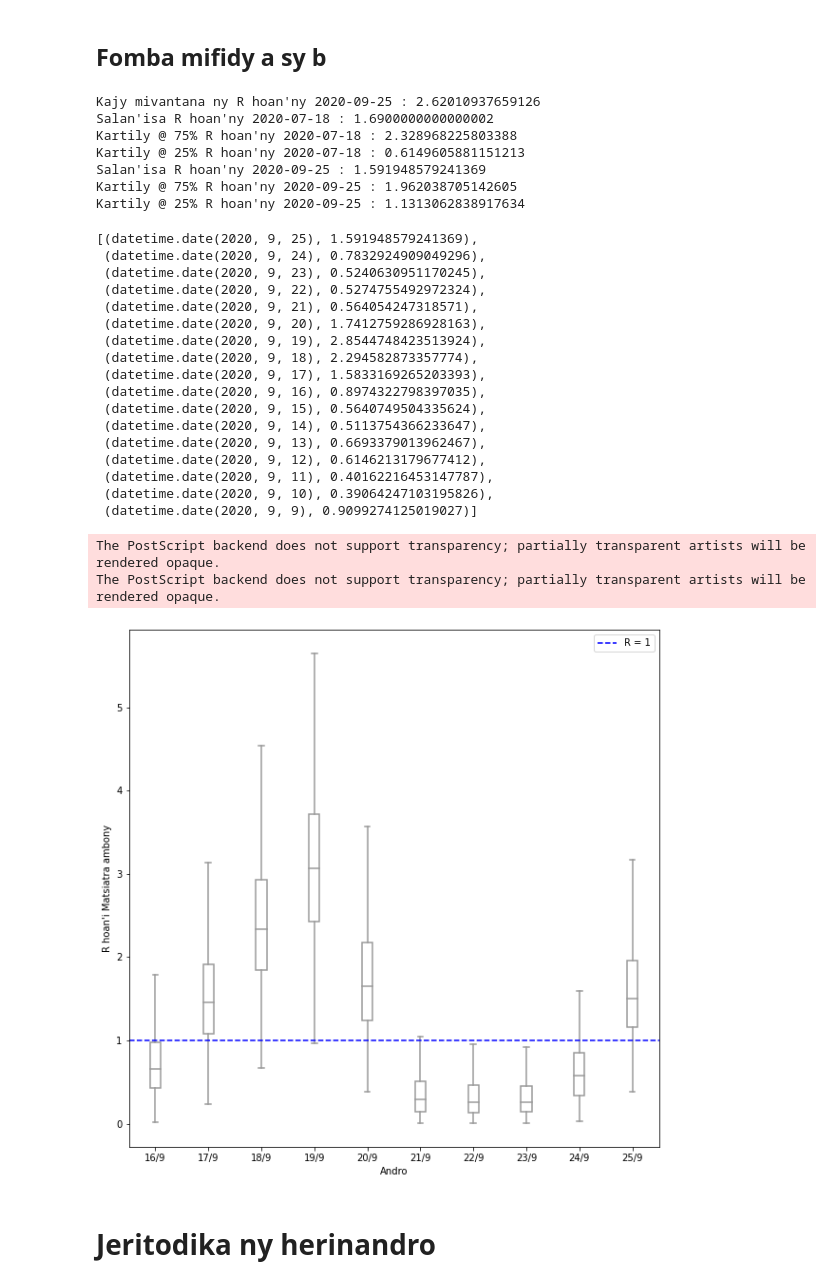
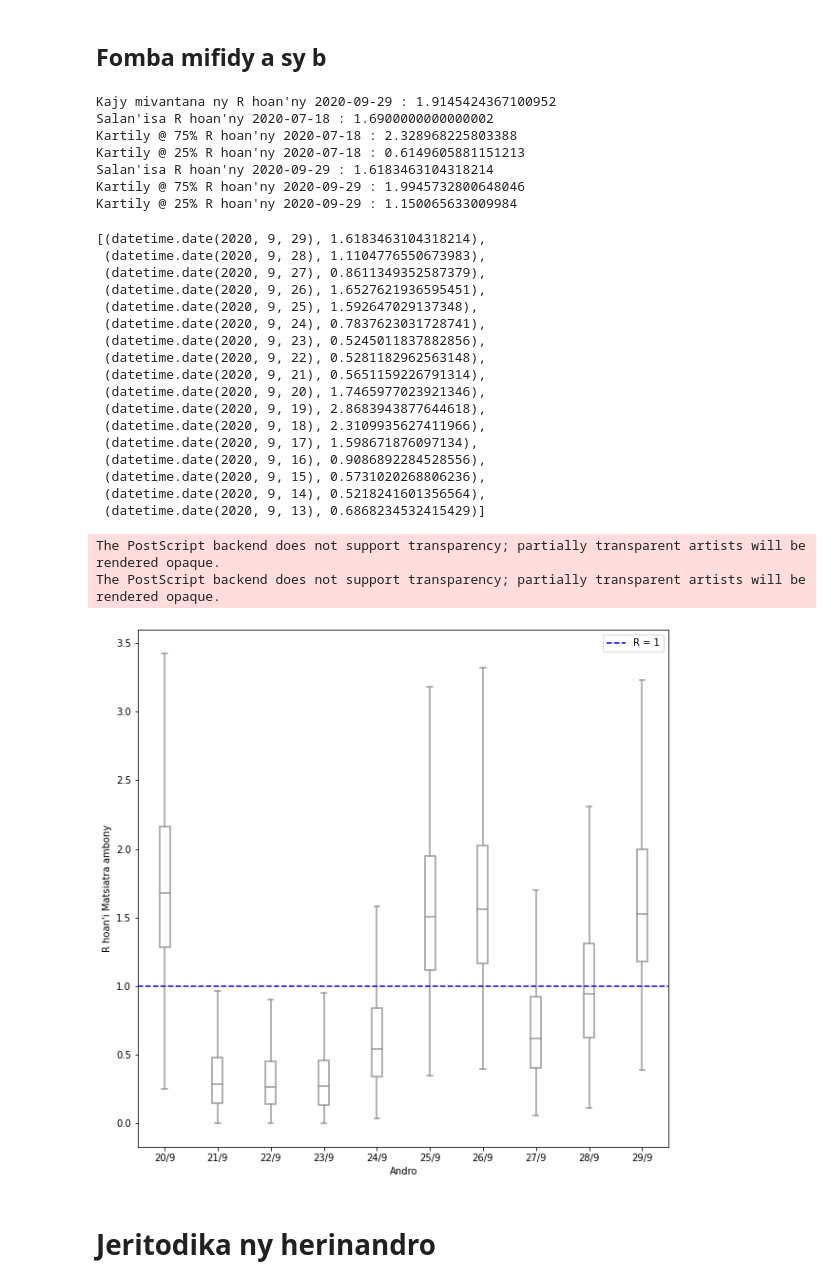
Before and after one commit to tabilaocov/ady_cov, a Jupyter notebook: scr/modely_RP/R_matsiatra.ipynb, the cells around one changed output. Drawn from its saved outputs; the diff is of its cells as text; code cells hidden in the pictures.

```diff
--- a/scr/modely_RP/R_matsiatra.ipynb
+++ b/scr/modely_RP/R_matsiatra.ipynb
@@ -156,8 +156,8 @@ Ivaomats = tilyvoatsiatr['Voatomb']
 
 dIvao = pd.DataFrame(data =Ivaomats)
 
-daty_data_manom = datetime.date(2020,8,25)
-daty_data_mifar = datetime.date(2020,9,25)
+daty_data_manom = datetime.date(2020,8,29)
+daty_data_mifar = datetime.date(2020,9,29)
 
 datyt = daty_data_mifar
 
@@ -381,17 +381,17 @@ print("Salan'isa R hoan'ny", daty_data_mifar, ':', Rt_salan(daty_data_mifar))
 print("Kartily @ 75% R hoan'ny", daty_data_mifar, ':', perc75(daty_data_mifar))
 print("Kartily @ 25% R hoan'ny", daty_data_mifar, ':', perc25(daty_data_mifar))
 # %% [output]
-Kajy mivantana ny R hoan'ny 2020-09-25 : 2.62010937659126
+Kajy mivantana ny R hoan'ny 2020-09-29 : 1.9145424367100952
 Salan'isa R hoan'ny 2020-07-18 : 1.6900000000000002
 Kartily @ 75% R hoan'ny 2020-07-18 : 2.328968225803388
 Kartily @ 25% R hoan'ny 2020-07-18 : 0.6149605881151213
-Salan'isa R hoan'ny 2020-09-25 : 1.591948579241369
-Kartily @ 75% R hoan'ny 2020-09-25 : 1.962038705142605
-Kartily @ 25% R hoan'ny 2020-09-25 : 1.1313062838917634
+Salan'isa R hoan'ny 2020-09-29 : 1.6183463104318214
+Kartily @ 75% R hoan'ny 2020-09-29 : 1.9945732800648046
+Kartily @ 25% R hoan'ny 2020-09-29 : 1.150065633009984
 # %%
 rt_mats_lst = []
 
-daty_oh2 = datetime.date(2020,9,25)
+daty_oh2 = datetime.date(2020,9,29)
 for i in range(17):
   t = daty_oh2 - datetime.timedelta(days = i)
   rt_amboar = Rt_salan(t)
@@ -399,23 +399,23 @@ for i in range(17):
 
 rt_mats_lst
 # %% [output]
-[(datetime.date(2020, 9, 25), 1.591948579241369),
- (datetime.date(2020, 9, 24), 0.7832924909049296),
- (datetime.date(2020, 9, 23), 0.5240630951170245),
- (datetime.date(2020, 9, 22), 0.5274755492972324),
- (datetime.date(2020, 9, 21), 0.564054247318571),
- (datetime.date(2020, 9, 20), 1.7412759286928163),
- (datetime.date(2020, 9, 19), 2.8544748423513924),
- (datetime.date(2020, 9, 18), 2.294582873357774),
- (datetime.date(2020, 9, 17), 1.5833169265203393),
- (datetime.date(2020, 9, 16), 0.8974322798397035),
- (datetime.date(2020, 9, 15), 0.5640749504335624),
- (datetime.date(2020, 9, 14), 0.5113754366233647),
- (datetime.date(2020, 9, 13), 0.6693379013962467),
- (datetime.date(2020, 9, 12), 0.6146213179677412),
- (datetime.date(2020, 9, 11), 0.40162216453147787),
- (datetime.date(2020, 9, 10), 0.39064247103195826),
- (datetime.date(2020, 9, 9), 0.9099274125019027)]
+[(datetime.date(2020, 9, 29), 1.6183463104318214),
+ (datetime.date(2020, 9, 28), 1.1104776550673983),
+ (datetime.date(2020, 9, 27), 0.8611349352587379),
+ (datetime.date(2020, 9, 26), 1.6527621936595451),
+ (datetime.date(2020, 9, 25), 1.592647029137348),
+ (datetime.date(2020, 9, 24), 0.7837623031728741),
+ (datetime.date(2020, 9, 23), 0.5245011837882856),
+ (datetime.date(2020, 9, 22), 0.5281182962563148),
+ (datetime.date(2020, 9, 21), 0.5651159226791314),
+ (datetime.date(2020, 9, 20), 1.7465977023921346),
+ (datetime.date(2020, 9, 19), 2.8683943877644618),
+ (datetime.date(2020, 9, 18), 2.3109935627411966),
+ (datetime.date(2020, 9, 17), 1.598671876097134),
+ (datetime.date(2020, 9, 16), 0.9086892284528556),
+ (datetime.date(2020, 9, 15), 0.5731020268806236),
+ (datetime.date(2020, 9, 14), 0.5218241601356564),
+ (datetime.date(2020, 9, 13), 0.6868234532415429)]
 # %%
 # Plotting
 
@@ -423,7 +423,7 @@ np.random.seed(12345)
 
 daty_data_mifar9 = daty_data_mifar - datetime.timedelta(days = 9)
 
-formatf_date = lambda date_py: '{}/{}'.format(date_py.day, str(date_py.month)[0:1])
+formatf_date = lambda date_py: '{}/{}'.format(date_py.day, date_py.month)
 
 daty_lst = []
 
@@ -434,25 +434,32 @@ for i in range(round(((daty_data_mifar - daty_data_mifar9).days)+1)):
   data_amboar = [gengamma.rvs( func_sh(t)(Rt_salan(t)), 1, loc = 0, scale = func_sc(t)(1)) for j in range(1000)]
   daty_lst.append(formatf_date(t))
   data_Rt_lst.append(data_amboar)
+# %%
+Rtdata = pd.DataFrame(columns =['daty10','rt10'])
+for i in range(10):
+    Rtdata.loc[i] = [daty_lst[i],data_Rt_lst[i]]
+
+Rtdata = Rtdata.explode('rt10')
+Rtdata['rt10'] = Rtdata['rt10'].astype('float')
 # %%
 # Plotting the last 10 days
 
 
 fig, ax = plt.subplots(figsize=(10, 10))
 
-sns.boxplot(daty_lst, data_Rt_lst, color='white', width=0.2, showfliers=False, ax=ax)
+sns.boxplot(x = "daty10", y = "rt10", data = Rtdata, color='white', width=0.2, showfliers=False, ax=ax)
 ax.axhline(y=1, color='b', linestyle='dashed', label ="R = 1")
 
 ax.set(xlabel ='Andro', ylabel = "R hoan'i Matsiatra ambony")
 ax.legend(loc= 'best')
 
-plt.savefig(path_to_save+'Rt25910_matsia.png')
-plt.savefig(path_to_save+'Rt25910_matsia.eps')
+plt.savefig(path_to_save+'Rt29910_matsia.png')
+plt.savefig(path_to_save+'Rt29910_matsia.eps')
 plt.show()
 # %% [output]
 The PostScript backend does not support transparency; partially transparent artists will be rendered opaque.
 The PostScript backend does not support transparency; partially transparent artists will be rendered opaque.
-[figure, old version]
+[figure, new version]
 # %% [markdown]
 # Jeritodika ny herinandro
 # %%
```
Also changed, not shown: parts of 16 cells of this notebook.
